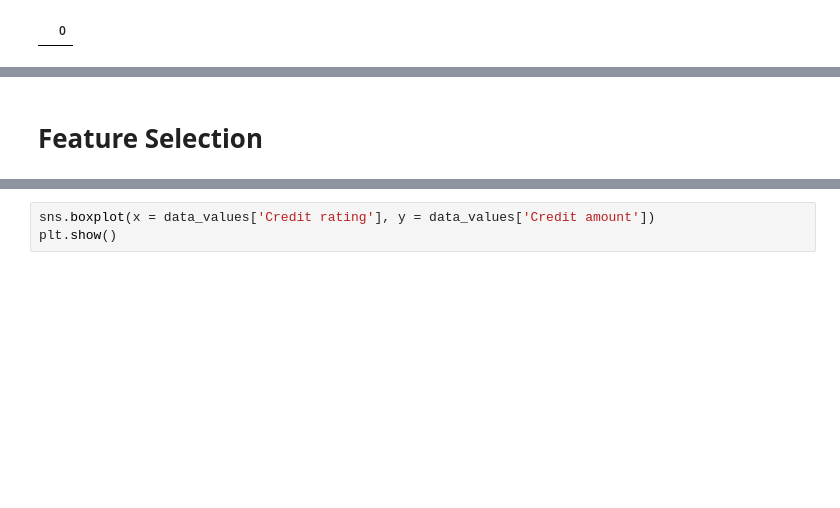
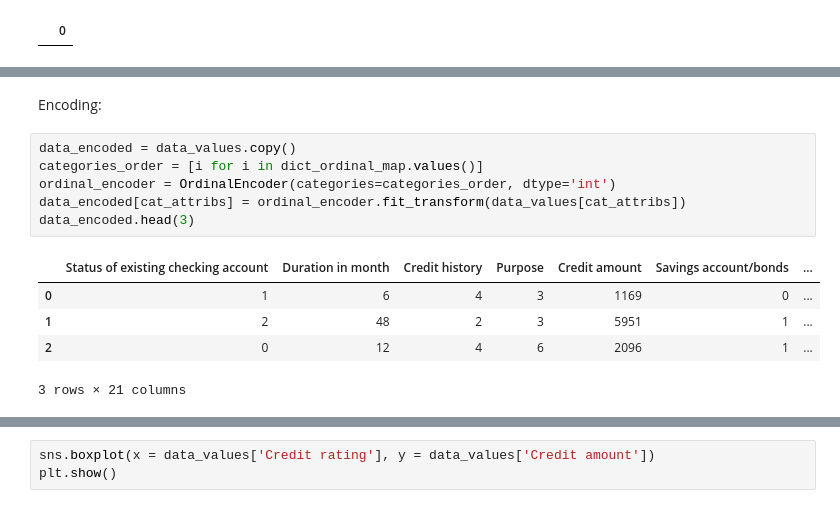
Before and after one commit to dennismgoetz/HoML-Credit-Data, a Jupyter notebook: Data_Preparation.ipynb, the cells around one changed output, grey strips where cells are left out. Saved outputs shown, nothing was run; the diff lists cells and outputs as text; blank space fills up the shorter version.

```diff
--- a/Data_Preparation.ipynb
+++ b/Data_Preparation.ipynb
@@ -221,2 +44,14 @@ Importance: (--)
-# %% [markdown]
-# **Feature Selection** <br>
+# %% [markdown]
+Encoding:
+# %%
+data_encoded = data_values.copy()
+categories_order = [i for i in dict_ordinal_map.values()]
+ordinal_encoder = OrdinalEncoder(categories=categories_order, dtype='int')
+data_encoded[cat_attribs] = ordinal_encoder.fit_transform(data_values[cat_attribs])
+data_encoded.head(3)
+# %% [output]
+|  | Status of existing checking account | Duration in month | Credit history | Purpose | Credit amount | Savings account/bonds | ... |
+| 0 | 1 | 6 | 4 | 3 | 1169 | 0 | ... |
+| 1 | 2 | 48 | 2 | 3 | 5951 | 1 | ... |
+| 2 | 0 | 12 | 4 | 6 | 2096 | 1 | ... |
+3 rows × 21 columns
```
Also changed, not shown: parts of 19 cells of this notebook, 1 other file.
